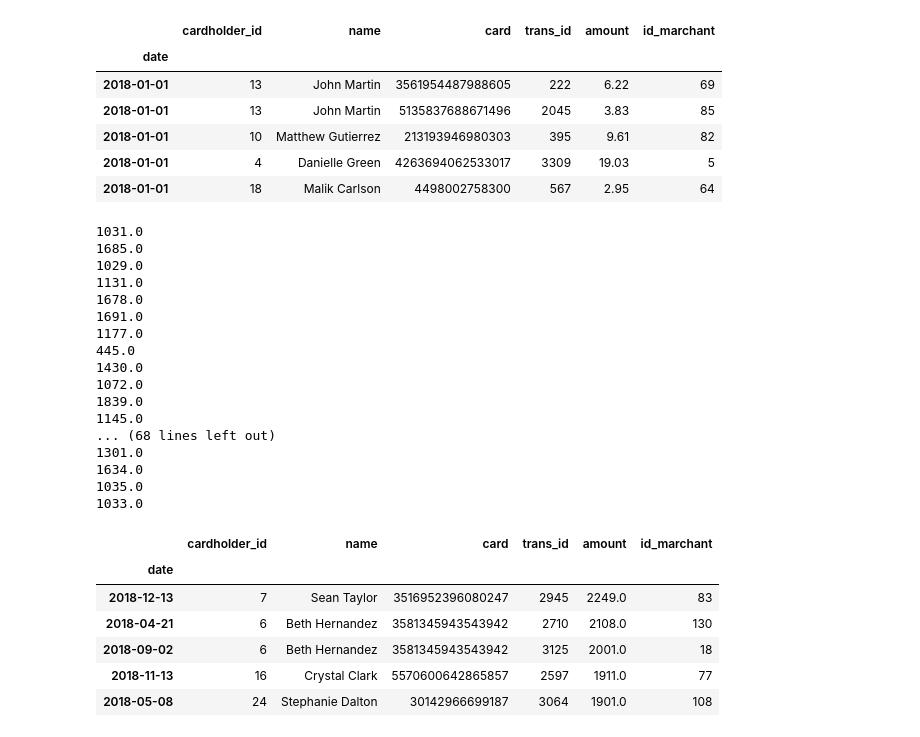
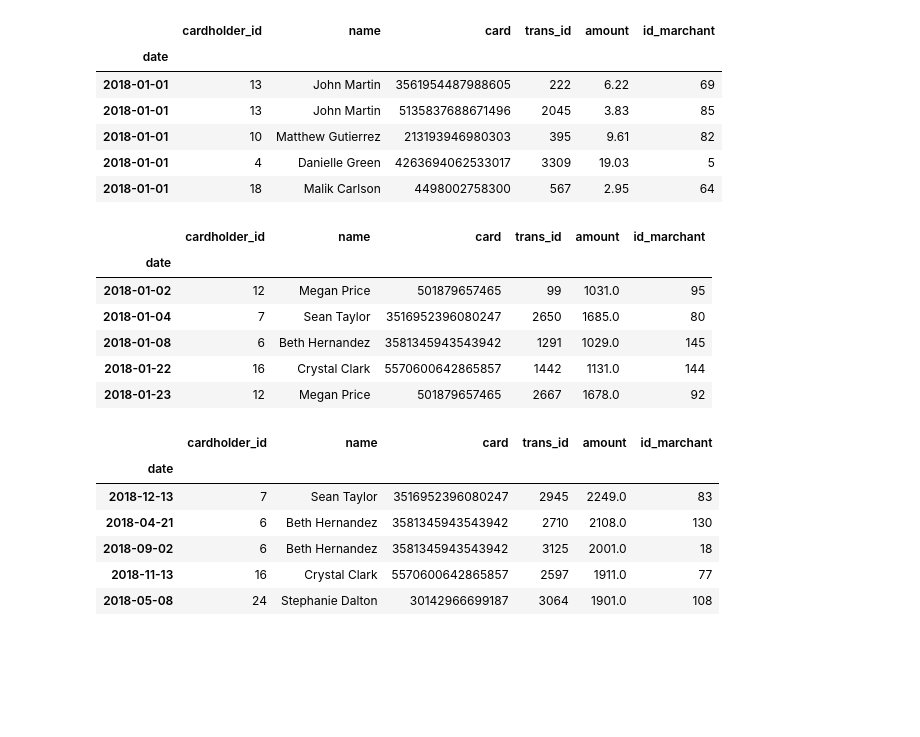
Before and after one commit to yyamamo/HW-07-SQL, a Jupyter notebook: challenge.ipynb, the cells around one changed output. Drawn from its saved outputs; the diff is of its cells as text; code cells hidden in the pictures; blank space fills up the shorter version.

```diff
--- a/challenge.ipynb
+++ b/challenge.ipynb
@@ -54,5 +54,6 @@ dtype: float64
 # %%
 # calcluae upper range, mean + 2 std_dev (95%)
 upper_range= mean + 2*std_dev
-upper_range
+floated_up_range=float(upper_range)
+floated_up_range
 # %% [output]
@@ -78,28 +78,15 @@ transaction.head()
 | 2018-01-01 | 18 | Malik Carlson | 4498002758300 | 567 | 2.95 | 64 |
 # %%
 # Write function that locates outliers using standard deviation
-for outliers in transaction.amount:
-        if (outliers > upper_range).all():
-            print(outliers)
-
-### not to be able to get the result in DataFrame format. Please advice. YY
+outliers=transaction[transaction['amount'] > floated_up_range]
+outliers.head()
 # %% [output]
-1031.0
-1685.0
-1029.0
-1131.0
-1678.0
-1691.0
-1177.0
-445.0
-1430.0
-1072.0
-1839.0
-1145.0
-... (68 lines left out)
-1301.0
-1634.0
-1035.0
-1033.0
+|  | cardholder_id | name | card | trans_id | amount | id_marchant |
+| date |  |  |  |  |  |  |
+| 2018-01-02 | 12 | Megan Price | 501879657465 | 99 | 1031.0 | 95 |
+| 2018-01-04 | 7 | Sean Taylor | 3516952396080247 | 2650 | 1685.0 | 80 |
+| 2018-01-08 | 6 | Beth Hernandez | 3581345943543942 | 1291 | 1029.0 | 145 |
+| 2018-01-22 | 16 | Crystal Clark | 5570600642865857 | 1442 | 1131.0 | 144 |
+| 2018-01-23 | 12 | Megan Price | 501879657465 | 2667 | 1678.0 | 92 |
 # %%
 # sort df to find anomalous transactions for 3 random card holders
```
Also changed, not shown: parts of 11 cells of this notebook.
